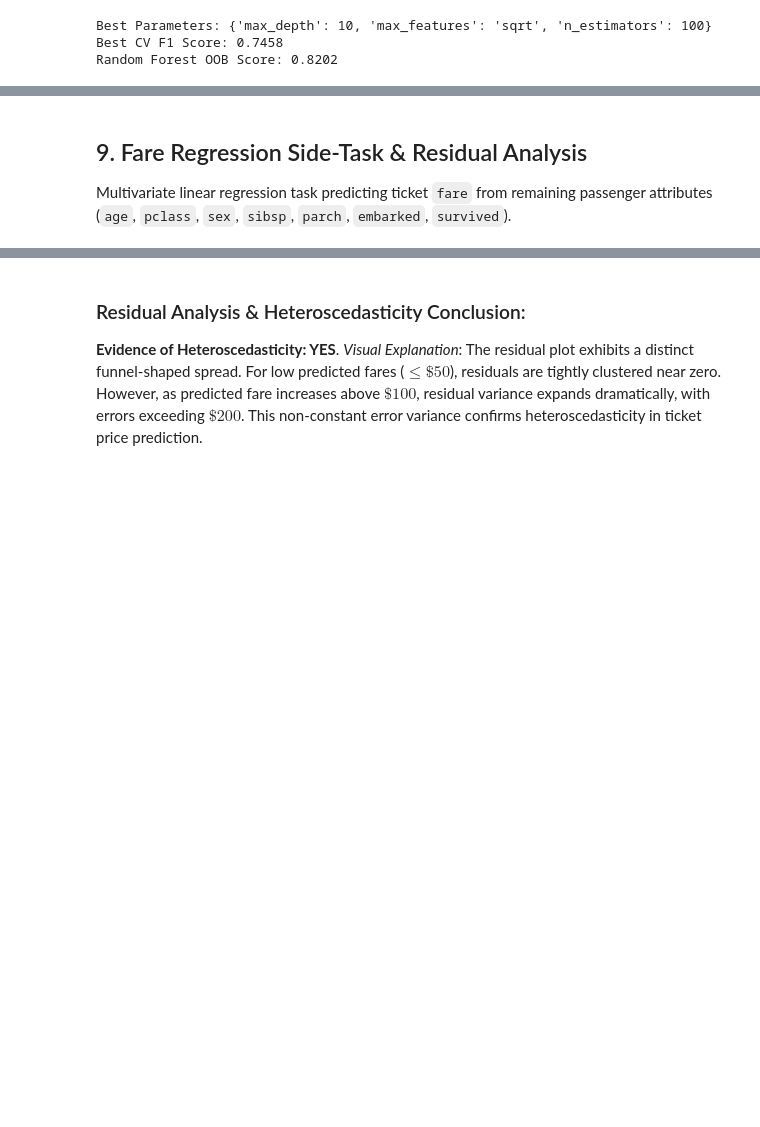
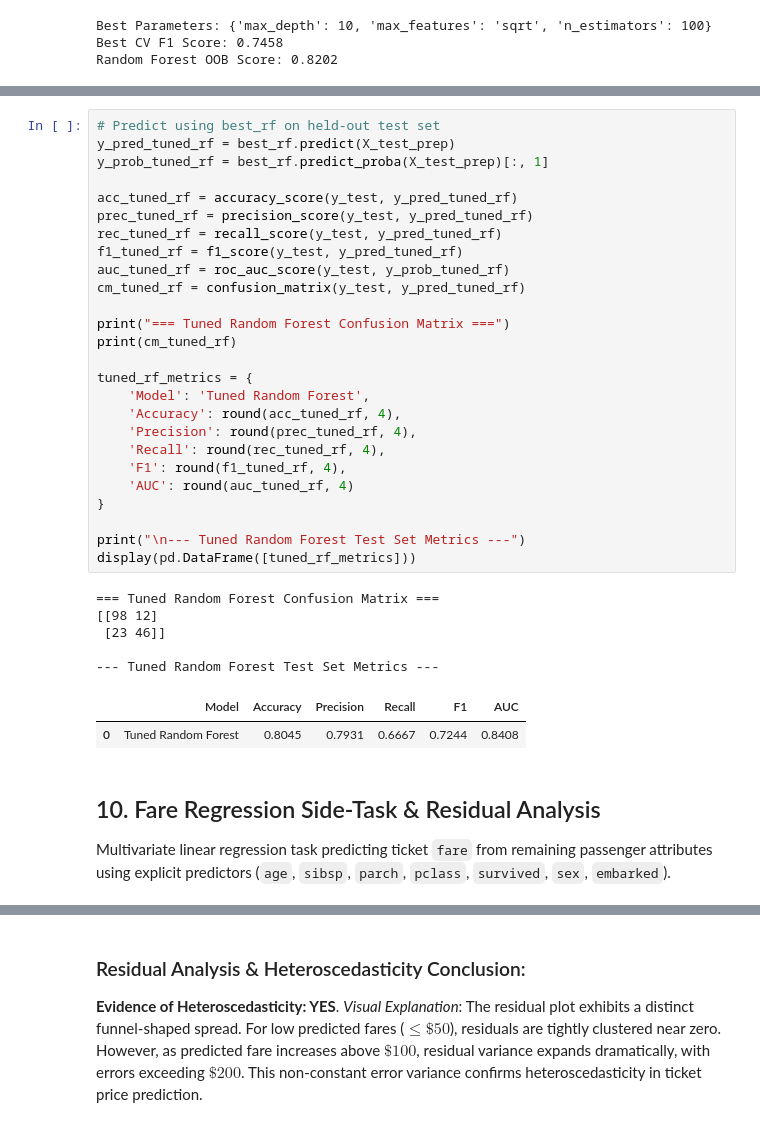
Before and after one commit to M-Vinay1989/ZEPTO-CAPSTONE-PROJECT, a Jupyter notebook: analytics/02_modeling.ipynb, the cells around one changed output, grey strips where cells are left out. Saved outputs shown, nothing was run; the diff lists cells and outputs as text; blank space fills up the shorter version.

```diff
--- a/analytics/02_modeling.ipynb
+++ b/analytics/02_modeling.ipynb
@@ -286,6 +294,40 @@ Random Forest OOB Score: 0.8202
+# %%
+# Predict using best_rf on held-out test set
+y_pred_tuned_rf = best_rf.predict(X_test_prep)
+y_prob_tuned_rf = best_rf.predict_proba(X_test_prep)[:, 1]
+
+acc_tuned_rf = accuracy_score(y_test, y_pred_tuned_rf)
+prec_tuned_rf = precision_score(y_test, y_pred_tuned_rf)
+rec_tuned_rf = recall_score(y_test, y_pred_tuned_rf)
+f1_tuned_rf = f1_score(y_test, y_pred_tuned_rf)
+auc_tuned_rf = roc_auc_score(y_test, y_prob_tuned_rf)
+cm_tuned_rf = confusion_matrix(y_test, y_pred_tuned_rf)
+
+print("=== Tuned Random Forest Confusion Matrix ===")
+print(cm_tuned_rf)
+
+tuned_rf_metrics = {
+    'Model': 'Tuned Random Forest',
+    'Accuracy': round(acc_tuned_rf, 4),
+    'Precision': round(prec_tuned_rf, 4),
+    'Recall': round(rec_tuned_rf, 4),
+    'F1': round(f1_tuned_rf, 4),
+    'AUC': round(auc_tuned_rf, 4)
+}
+
+print("\n--- Tuned Random Forest Test Set Metrics ---")
+display(pd.DataFrame([tuned_rf_metrics]))
+# %% [output]
+=== Tuned Random Forest Confusion Matrix ===
+[[98 12]
+ [23 46]]
+
+--- Tuned Random Forest Test Set Metrics ---
+|  | Model | Accuracy | Precision | Recall | F1 | AUC |
+| 0 | Tuned Random Forest | 0.8045 | 0.7931 | 0.6667 | 0.7244 | 0.8408 |
 # %% [markdown]
-## 9. Fare Regression Side-Task & Residual Analysis
-Multivariate linear regression task predicting ticket `fare` from remaining passenger attributes (`age`, `pclass`, `sex`, `sibsp`, `parch`, `embarked`, `survived`).
+## 10. Fare Regression Side-Task & Residual Analysis
+Multivariate linear regression task predicting ticket `fare` from remaining passenger attributes using explicit predictors (`age`, `sibsp`, `parch`, `pclass`, `survived`, `sex`, `embarked`).
 # %%
 df_reg = df.dropna(subset=['fare']).copy()
 y_reg = df_reg['fare']
```
Also changed, not shown: parts of 18 cells of this notebook, 6 other files.
